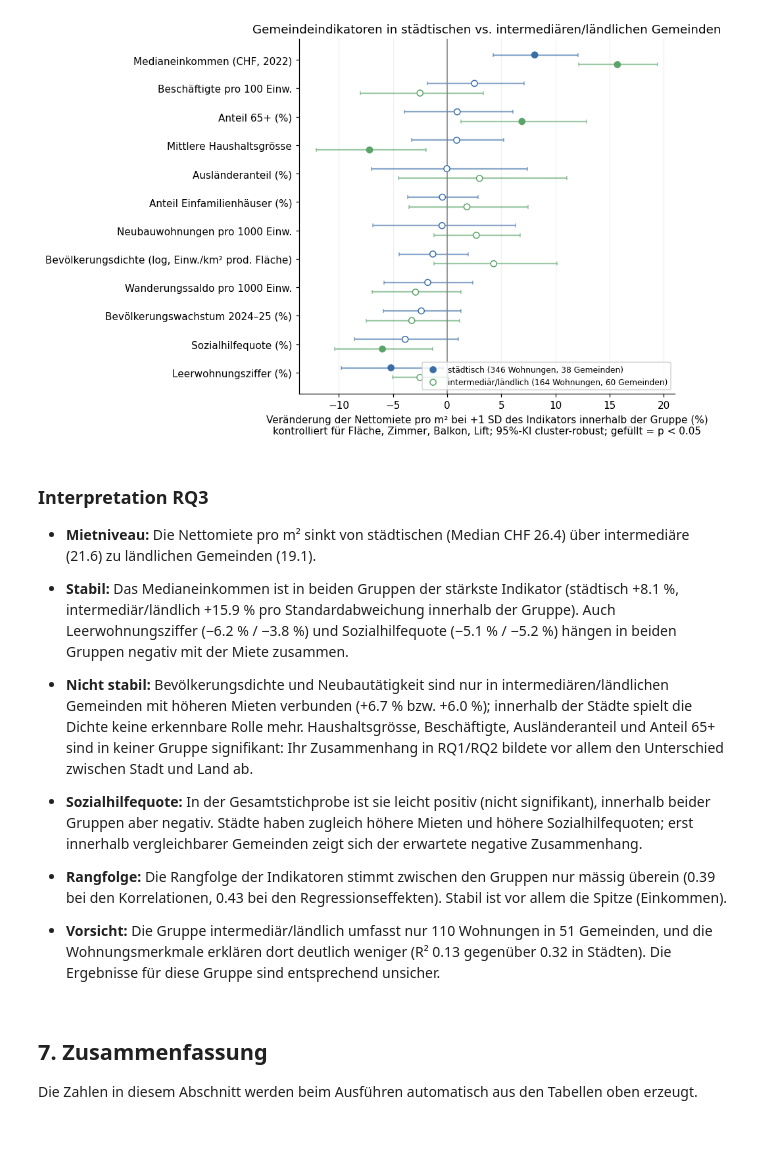
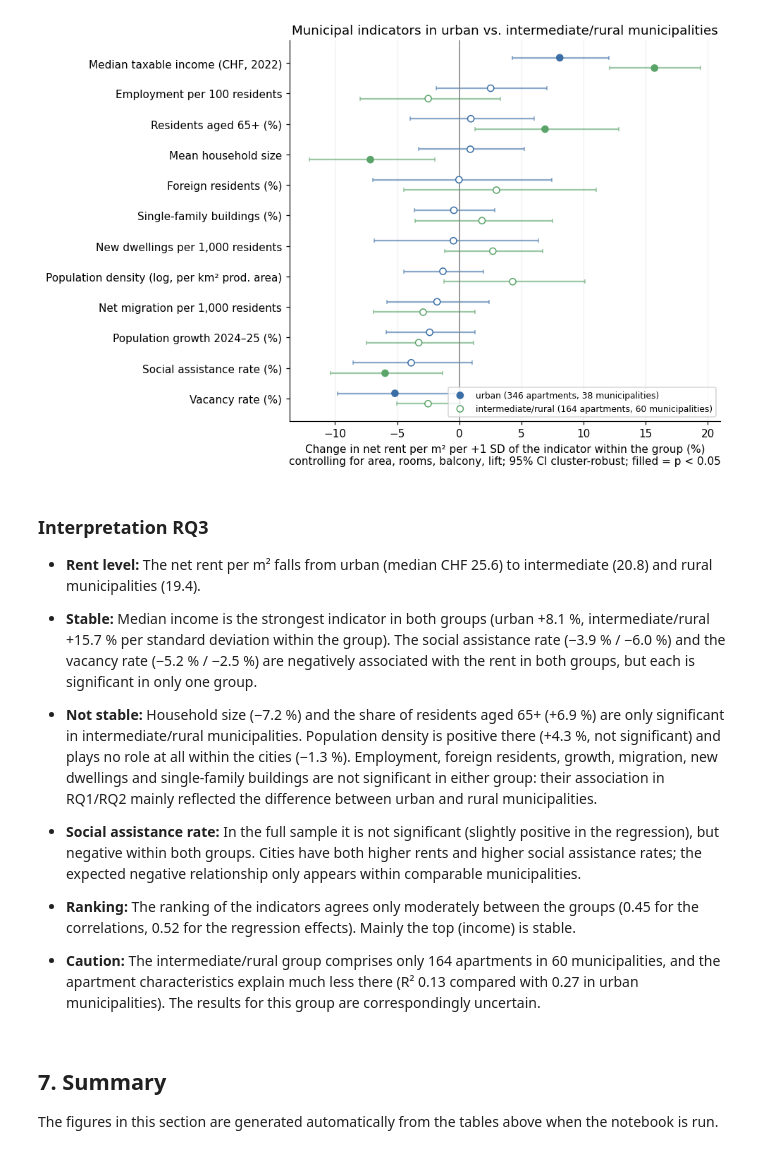
Before and after one commit to ruefeenr/CIP_HS26_204, a Jupyter notebook: scripts/rent_factors_analysis.ipynb, the cells around one changed output. Cells and saved outputs as stored; diff of their text form; code cells hidden in the pictures.

Commit message:
Notebooks 4-6 auf Englisch übersetzt, Interpretationen an aktuelle Daten angepasst

```diff
--- a/scripts/rent_factors_analysis.ipynb
+++ b/scripts/rent_factors_analysis.ipynb
@@ -470,23 +470,23 @@ Wenn die Effekte in allen Varianten ähnlich sind, hängen die Schlussfolgerunge
 # %%
 variants = {
-    "Bruttomiete": reg.assign(
+    "gross rent": reg.assign(
         log_rent_per_m2=np.log(reg["rent_gross"].fillna(reg["rent_net"] + reg["rent_charges"]) / reg["surface_living"])
     ),
-    "nur angegebene Nettomiete": reg[reg["rent_net_source"] == "angegeben"],
+    "reported net rent only": reg[reg["rent_net_source"] == "reported"],
 }
 
-robust = table_rq2[["Indikator", "Effekt pro SD (%)", "p (cluster)"]].copy()
+robust = table_rq2[["Indicator", "Effect per SD (%)", "p (cluster)"]].copy()
 for name, data in variants.items():
     rows = []
     for col, label in INDICATORS.items():
         model, _ = fit_clustered(f"log_rent_per_m2 ~ {CONTROLS} + z_{col}", data)
-        rows.append({"Indikator": label,
-                     f"Effekt (%) {name}": 100 * (np.exp(model.params[f"z_{col}"]) - 1),
+        rows.append({"Indicator": label,
+                     f"Effect (%) {name}": 100 * (np.exp(model.params[f"z_{col}"]) - 1),
                      f"p {name}": model.pvalues[f"z_{col}"],
                      f"n {name}": int(model.nobs)})
-    robust = robust.merge(pd.DataFrame(rows), on="Indikator")
-    agreement = stats.spearmanr(robust["Effekt pro SD (%)"], robust[f"Effekt (%) {name}"])[0]
-    print(f"Übereinstimmung der Rangfolge Nettomiete vs. {name}: {agreement:.2f}")
+    robust = robust.merge(pd.DataFrame(rows), on="Indicator")
+    agreement = stats.spearmanr(robust["Effect per SD (%)"], robust[f"Effect (%) {name}"])[0]
+    print(f"Rank agreement net rent vs. {name}: {agreement:.2f}")
 
 robust
 # %% [output]
@@ -552,7 +552,7 @@ Name: count, dtype: int64
 # %%
 RQ3_INDICATORS = INDICATORS
 
-# FF1 je Gruppe: Spearman auf Gemeindeebene
+# RQ1 per group: Spearman at municipality level
 muni_groups = muni.merge(reg.groupby("gemeinde_bfs")["urban_rural"].first().reset_index(), on="gemeinde_bfs")
 
 rows = []
@@ -561,9 +561,9 @@ for group in GROUPS:
     for col, label in RQ3_INDICATORS.items():
         sub = data[[col, "rent_per_m2_median"]].dropna()
         rho, p, lo, hi, n = spearman_ci(sub[col], sub["rent_per_m2_median"])
-        rows.append({"Indikator": label, "Gruppe": group, "rho": rho, "p": p, "n Gemeinden": n})
-rq3_corr = pd.DataFrame(rows).pivot(index="Indikator", columns="Gruppe", values=["rho", "p"])
+        rows.append({"Indicator": label, "group": group, "rho": rho, "p": p, "n municipalities": n})
+rq3_corr = pd.DataFrame(rows).pivot(index="Indicator", columns="group", values=["rho", "p"])
 rq3_corr.columns = [f"{a} {b}" for a, b in rq3_corr.columns]
-rq3_corr = rq3_corr[["rho städtisch", "p städtisch", "rho intermediär/ländlich", "p intermediär/ländlich"]].sort_values("rho städtisch", key=abs, ascending=False)
+rq3_corr = rq3_corr[["rho urban", "p urban", "rho intermediate/rural", "p intermediate/rural"]].sort_values("rho urban", key=abs, ascending=False)
 rq3_corr
 # %% [output]
@@ -630,44 +630,44 @@ rq3_wide.sort_values("Effekt (%) städtisch")
 # %%
-order = rq3_wide.sort_values("Effekt (%) städtisch").index.tolist()
-colors = {"städtisch": "#3a6ea5", "intermediär/ländlich": "#5aa469"}
-offsets = {"städtisch": 0.17, "intermediär/ländlich": -0.17}
+order = rq3_wide.sort_values("Effect (%) urban").index.tolist()
+colors = {"urban": "#3a6ea5", "intermediate/rural": "#5aa469"}
+offsets = {"urban": 0.17, "intermediate/rural": -0.17}
 
 fig, ax = plt.subplots(figsize=(9, 6))
 for group in GROUPS:
-    g = rq3_reg[rq3_reg["Gruppe"] == group].set_index("Indikator").reindex(order)
+    g = rq3_reg[rq3_reg["group"] == group].set_index("Indicator").reindex(order)
     y = np.arange(len(order)) + offsets[group]
     sig = g["p"] < 0.05
-    ax.errorbar(g["Effekt (%)"], y, xerr=[g["Effekt (%)"] - g["KI 2.5% (%)"], g["KI 97.5% (%)"] - g["Effekt (%)"]],
+    ax.errorbar(g["Effect (%)"], y, xerr=[g["Effect (%)"] - g["CI 2.5% (%)"], g["CI 97.5% (%)"] - g["Effect (%)"]],
                 fmt="none", ecolor=colors[group], alpha=0.6, capsize=2)
-    ax.scatter(g["Effekt (%)"], y, facecolors=np.where(sig, colors[group], "white"), edgecolors=colors[group], zorder=3,
-               label=f"{group} ({int(g['n'].max())} Wohnungen, {int(g['Gemeinden'].max())} Gemeinden)")
+    ax.scatter(g["Effect (%)"], y, facecolors=np.where(sig, colors[group], "white"), edgecolors=colors[group], zorder=3,
+               label=f"{group} ({int(g['n'].max())} apartments, {int(g['municipalities'].max())} municipalities)")
 ax.axvline(0, color="grey", lw=1)
 ax.set_yticks(np.arange(len(order)), order)
-ax.set(xlabel="Veränderung der Nettomiete pro m² bei +1 SD des Indikators innerhalb der Gruppe (%)\n"
-              "kontrolliert für Fläche, Zimmer, Balkon, Lift; 95%-KI cluster-robust; gefüllt = p < 0.05",
-       title="Gemeindeindikatoren in städtischen vs. intermediären/ländlichen Gemeinden")
+ax.set(xlabel="Change in net rent per m² per +1 SD of the indicator within the group (%)\n"
+              "controlling for area, rooms, balcony, lift; 95% CI cluster-robust; filled = p < 0.05",
+       title="Municipal indicators in urban vs. intermediate/rural municipalities")
 ax.legend(loc="lower right", fontsize=8)
 ax.grid(axis="x", alpha=0.2)
 plt.tight_layout()
 plt.show()
 # %% [output]
-[figure, old version]
+[figure, new version]
 # %% [markdown]
 ### Interpretation RQ3
 
-- **Mietniveau:** Die Nettomiete pro m² sinkt von städtischen (Median CHF 26.4) über intermediäre (21.6) zu ländlichen Gemeinden (19.1).
+- **Rent level:** The net rent per m² falls from urban (median CHF 25.6) to intermediate (20.8) and rural municipalities (19.4).
 
-- **Stabil:** Das Medianeinkommen ist in beiden Gruppen der stärkste Indikator (städtisch +8.1 %, intermediär/ländlich +15.9 % pro Standardabweichung innerhalb der Gruppe). Auch Leerwohnungsziffer (−6.2 % / −3.8 %) und Sozialhilfequote (−5.1 % / −5.2 %) hängen in beiden Gruppen negativ mit der Miete zusammen.
+- **Stable:** Median income is the strongest indicator in both groups (urban +8.1 %, intermediate/rural +15.7 % per standard deviation within the group). The social assistance rate (−3.9 % / −6.0 %) and the vacancy rate (−5.2 % / −2.5 %) are negatively associated with the rent in both groups, but each is significant in only one group.
 
-- **Nicht stabil:** Bevölkerungsdichte und Neubautätigkeit sind nur in intermediären/ländlichen Gemeinden mit höheren Mieten verbunden (+6.7 % bzw. +6.0 %); innerhalb der Städte spielt die Dichte keine erkennbare Rolle mehr. Haushaltsgrösse, Beschäftigte, Ausländeranteil und Anteil 65+ sind in keiner Gruppe signifikant: Ihr Zusammenhang in RQ1/RQ2 bildete vor allem den Unterschied zwischen Stadt und Land ab.
+- **Not stable:** Household size (−7.2 %) and the share of residents aged 65+ (+6.9 %) are only significant in intermediate/rural municipalities. Population density is positive there (+4.3 %, not significant) and plays no role at all within the cities (−1.3 %). Employment, foreign residents, growth, migration, new dwellings and single-family buildings are not significant in either group: their association in RQ1/RQ2 mainly reflected the difference between urban and rural municipalities.
 
-- **Sozialhilfequote:** In der Gesamtstichprobe ist sie leicht positiv (nicht signifikant), innerhalb beider Gruppen aber negativ. Städte haben zugleich höhere Mieten und höhere Sozialhilfequoten; erst innerhalb vergleichbarer Gemeinden zeigt sich der erwartete negative Zusammenhang.
+- **Social assistance rate:** In the full sample it is not significant (slightly positive in the regression), but negative within both groups. Cities have both higher rents and higher social assistance rates; the expected negative relationship only appears within comparable municipalities.
 
-- **Rangfolge:** Die Rangfolge der Indikatoren stimmt zwischen den Gruppen nur mässig überein (0.39 bei den Korrelationen, 0.43 bei den Regressionseffekten). Stabil ist vor allem die Spitze (Einkommen).
+- **Ranking:** The ranking of the indicators agrees only moderately between the groups (0.45 for the correlations, 0.52 for the regression effects). Mainly the top (income) is stable.
 
-- **Vorsicht:** Die Gruppe intermediär/ländlich umfasst nur 110 Wohnungen in 51 Gemeinden, und die Wohnungsmerkmale erklären dort deutlich weniger (R² 0.13 gegenüber 0.32 in Städten). Die Ergebnisse für diese Gruppe sind entsprechend unsicher.
+- **Caution:** The intermediate/rural group comprises only 164 apartments in 60 municipalities, and the apartment characteristics explain much less there (R² 0.13 compared with 0.27 in urban municipalities). The results for this group are correspondingly uncertain.
 # %% [markdown]
-## 7. Zusammenfassung
+## 7. Summary
 
-Die Zahlen in diesem Abschnitt werden beim Ausführen automatisch aus den Tabellen oben erzeugt.
+The figures in this section are generated automatically from the tables above when the notebook is run.
 # %%
```
Also changed, not shown: parts of 31 cells of this notebook, 4 other files.
